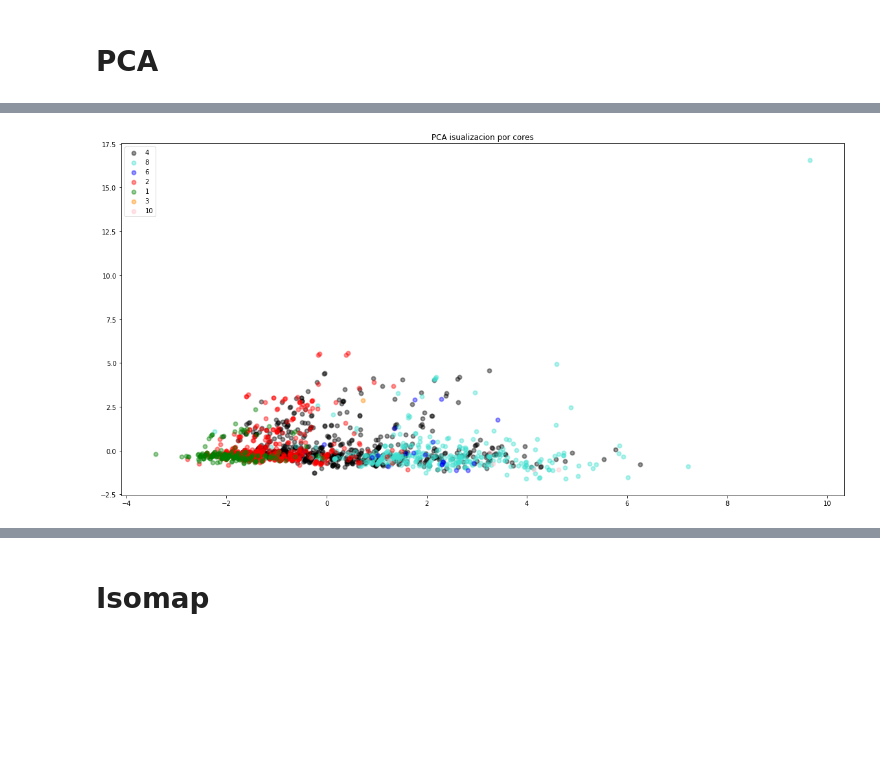
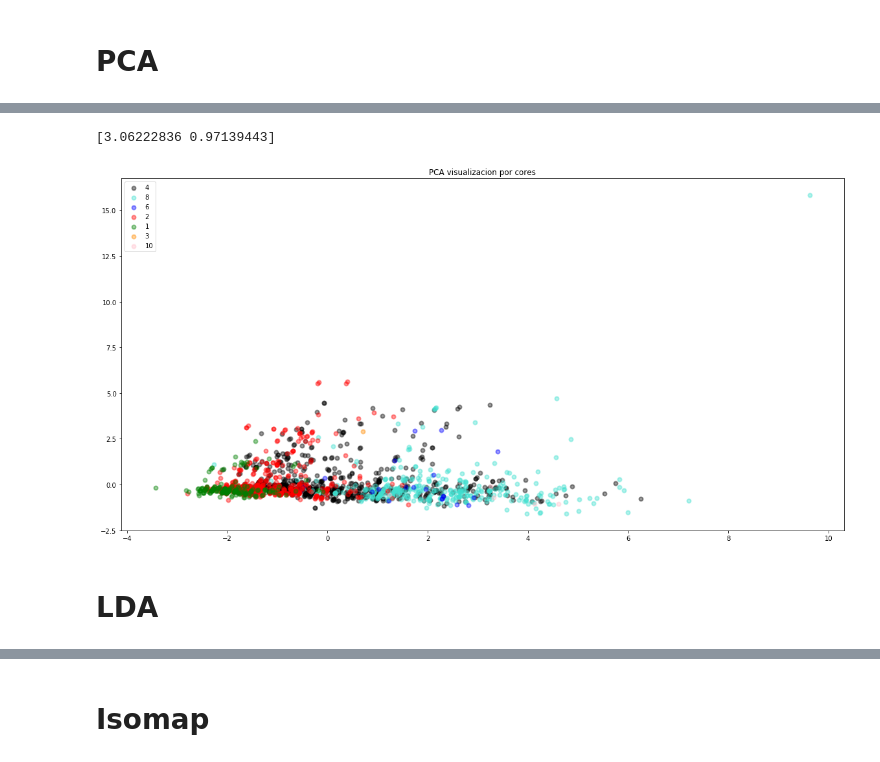
Before and after one commit to jgermanob/PCIC-Inteligencia-aritificial, a Jupyter notebook: Notebooks/Data_visualization.ipynb, the cells around one changed output, grey strips where cells are left out. Saved outputs shown, nothing was run; the diff lists cells and outputs as text; code cells hidden in the pictures; blank space fills up the shorter version.

Commit message:
Agrega LDA y variance_ratio PCA

```diff
--- a/Notebooks/Data_visualization.ipynb
+++ b/Notebooks/Data_visualization.ipynb
@@ -46,12 +28,12 @@ df
 # %% [markdown]
 ### Convertir columnas str a valores numéricos
 # %%
-cols = ['brand', 'OS', 'battery_removable', 'battery_type']
+str_cols = ['brand', 'OS', 'battery_removable', 'battery_type']
 # %%
 le = preprocessing.LabelEncoder()
 
 # apply "le.fit_transform"
-df_encoded = df[cols].apply(le.fit_transform)
+df_encoded = df[str_cols].apply(le.fit_transform)
 # %%
 df_encoded
 # %% [output]
@@ -71,5 +53,5 @@ df_encoded
 # %%
-df_numerical = df.drop(cols, axis=1)
+df_numerical = df.drop(str_cols, axis=1)
 df_numerical
 # %% [output]
 |  | model | RAM | approx_price_EUR | battery_mah | CPU_cores | CPU_speed | primary_camera_mp | ... |
@@ -130,9 +112,9 @@ scaler = StandardScaler()
 from sklearn.decomposition import PCA
 
 
+cols = ['approx_price_EUR', 'CPU_speed', 'battery_mah', 'primary_camera_mp', 'secondary_camera_mp', 'RAM']
 
-
-X = df_clases[['approx_price_EUR', 'CPU_speed', 'battery_mah', 'primary_camera_mp', 'secondary_camera_mp', 'RAM']]
+X = df_clases[cols]
 y = df_clases['CPU_cores']
 # %%
 X
@@ -179,19 +172,25 @@ array([[-0.11969382, -0.29464018,  0.46857374,  0.9556202 , -0.30807539,
 # %%
 
 
 pca = PCA(n_components=2)
-X_r = pca.fit(X).transform(X)
+model = pca.fit(X)
+print(model.explained_variance_)
+
+X_r = model.transform(X)
 
 
 plt.figure(figsize=(20, 10))
 lw = 2
 colors = ['black', 'turquoise', 'blue', 'RED', 'green', 'darkorange', 'pink']
 
 for color, i, target_name in zip(colors, target_names, target_names):
     plt.scatter(X_r[y == i, 0], X_r[y == i, 1], color=color, alpha=.4, lw=lw,
                 label=target_name)
 plt.legend(loc='best', shadow=False, scatterpoints=1)
-plt.title('PCA isualizacion por cores')
+plt.title('PCA visualizacion por cores')
 plt.show()
 # %% [output]
+[3.06222836 0.97139443]
-[figure, old version]
+[figure, new version]
+# %% [markdown]
+# LDA
```
Also changed, not shown: parts of 15 cells of this notebook.
